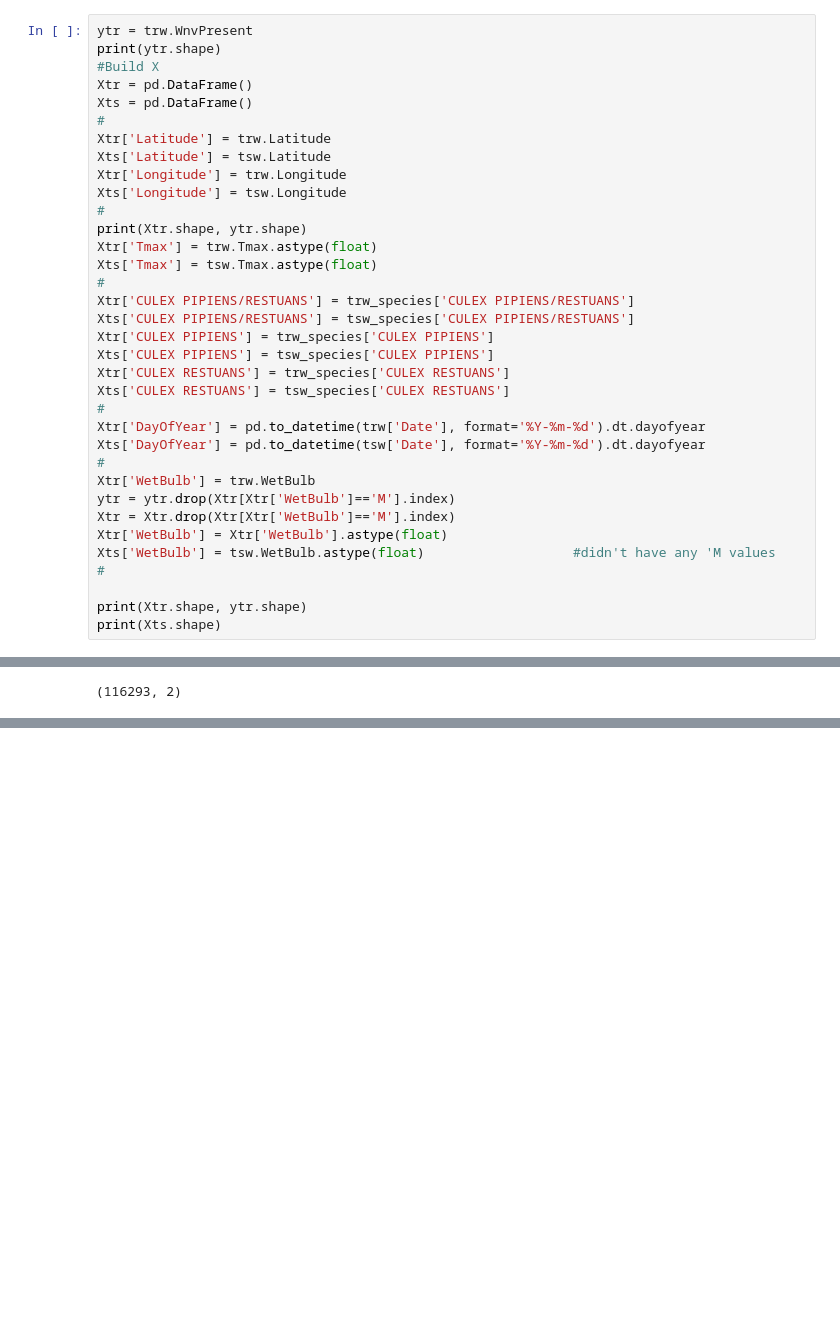
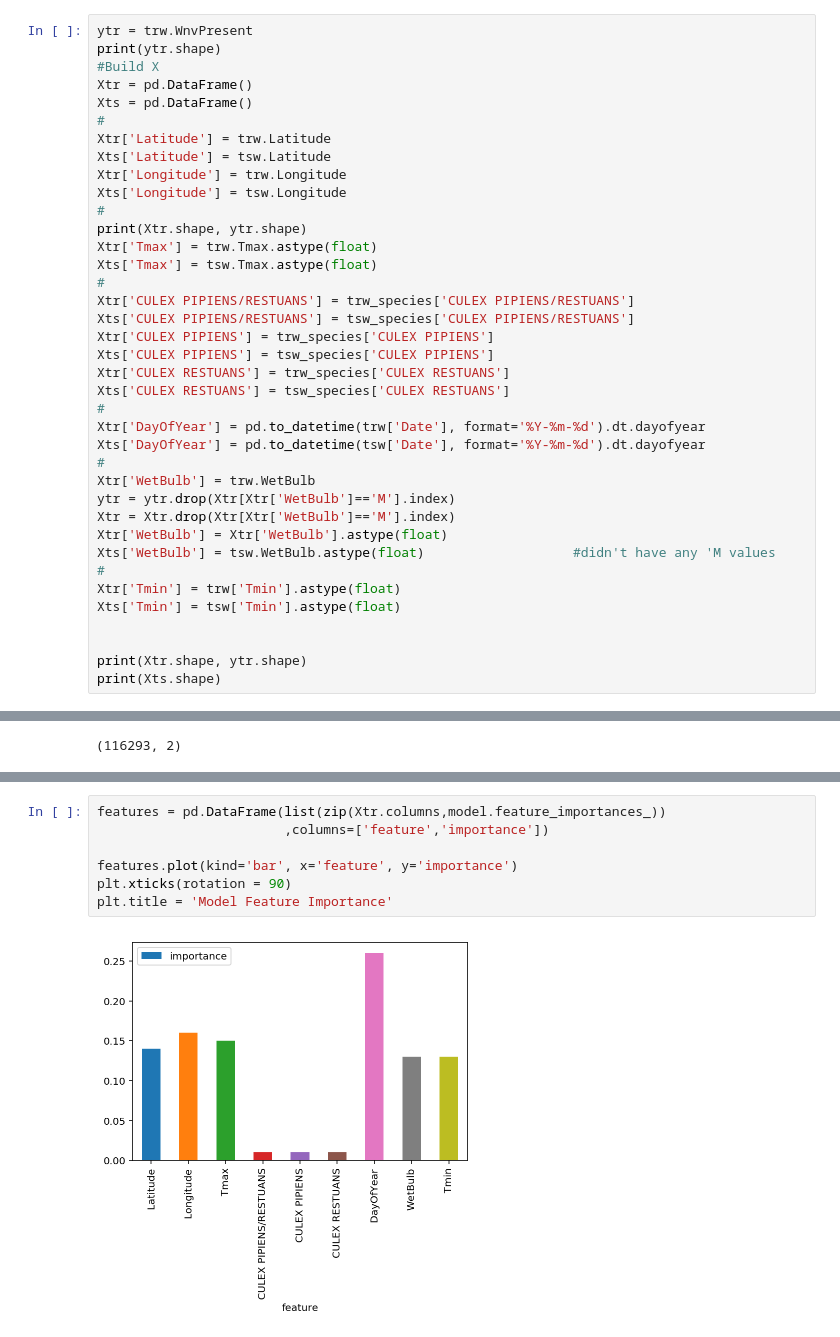
Before and after one commit to rajachak/DSI-project4, a Jupyter notebook: Project 4 model builder.ipynb, the cells around one changed output, grey strips where cells are left out. Saved outputs shown, nothing was run; the diff lists cells and outputs as text; blank space fills up the shorter version.

```diff
--- a/Project 4 model builder.ipynb
+++ b/Project 4 model builder.ipynb
@@ -118,6 +116,9 @@ Xtr = Xtr.drop(Xtr[Xtr['WetBulb']=='M'].index)
 Xtr['WetBulb'] = Xtr['WetBulb'].astype(float)
 Xts['WetBulb'] = tsw.WetBulb.astype(float)                   #didn't have any 'M values
 #
+Xtr['Tmin'] = trw['Tmin'].astype(float)
+Xts['Tmin'] = tsw['Tmin'].astype(float)
+
 
 print(Xtr.shape, ytr.shape)
 print(Xts.shape)
@@ -295,0 +288,9 @@ print(output_file.shape)
+# %%
+features = pd.DataFrame(list(zip(Xtr.columns,model.feature_importances_))
+                        ,columns=['feature','importance'])
+
+features.plot(kind='bar', x='feature', y='importance')
+plt.xticks(rotation = 90)
+plt.title = 'Model Feature Importance'
+# %% [output]
+[figure, added]
```
Also changed, not shown: parts of 43 cells of this notebook, 4 other files.
